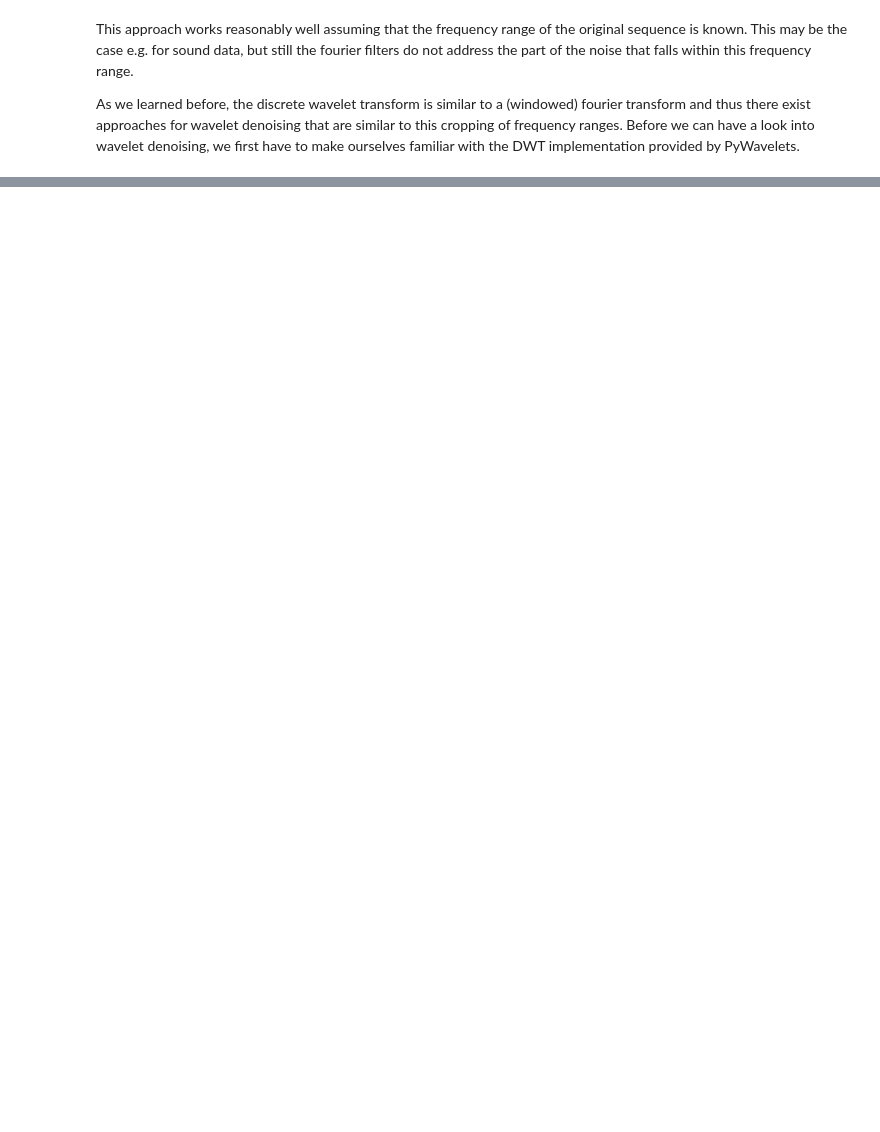
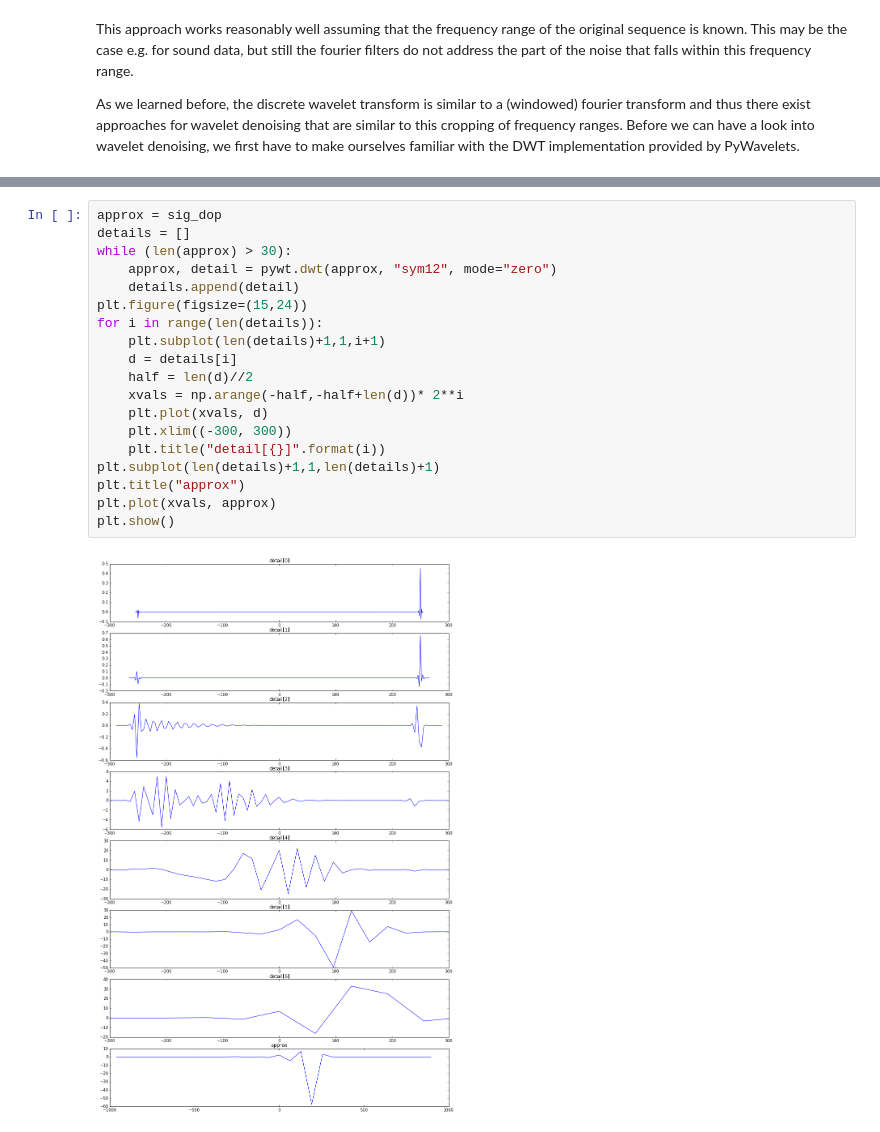
Before and after one commit to CSchoel/learn-wavelets, a Jupyter notebook: wavelet-denoising.ipynb, the cells around one changed output, grey strips where cells are left out. Drawn from its saved outputs; the diff is of its cells as text; blank space fills up the shorter version.

```diff
--- a/wavelet-denoising.ipynb
+++ b/wavelet-denoising.ipynb
@@ -108,0 +109,21 @@ Wavelet haar
+# %%
+approx = sig_dop
+details = []
+while (len(approx) > 30):
+    approx, detail = pywt.dwt(approx, "sym12", mode="zero")
+    details.append(detail)
+plt.figure(figsize=(15,24))
+for i in range(len(details)):
+    plt.subplot(len(details)+1,1,i+1)
+    d = details[i]
+    half = len(d)//2
+    xvals = np.arange(-half,-half+len(d))* 2**i
+    plt.plot(xvals, d)
+    plt.xlim((-300, 300))
+    plt.title("detail[{}]".format(i))
+plt.subplot(len(details)+1,1,len(details)+1)
+plt.title("approx")
+plt.plot(xvals, approx)
+plt.show()
+# %% [output]
+[figure, added]
```
Also changed, not shown: parts of 7 cells of this notebook.
